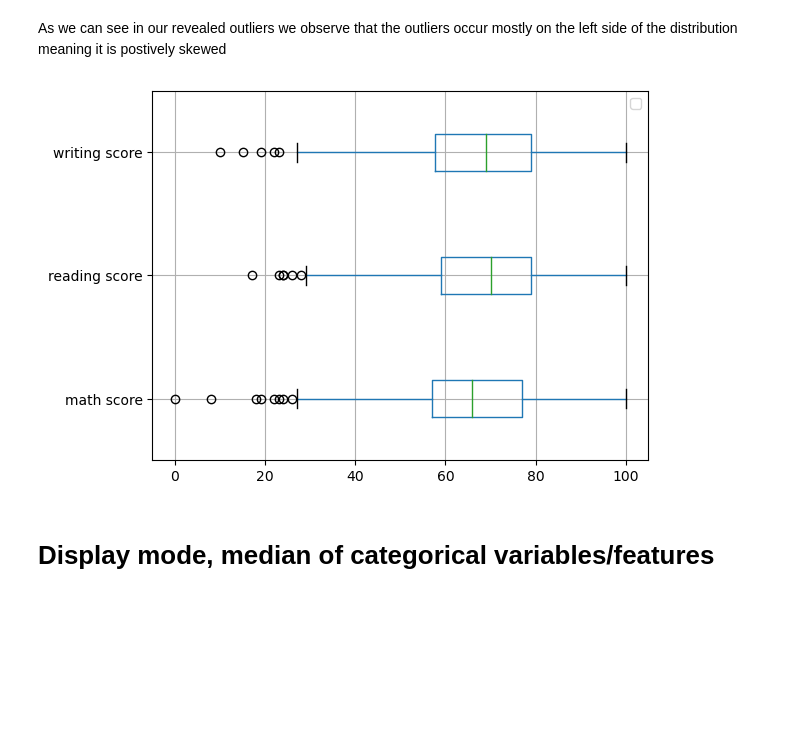
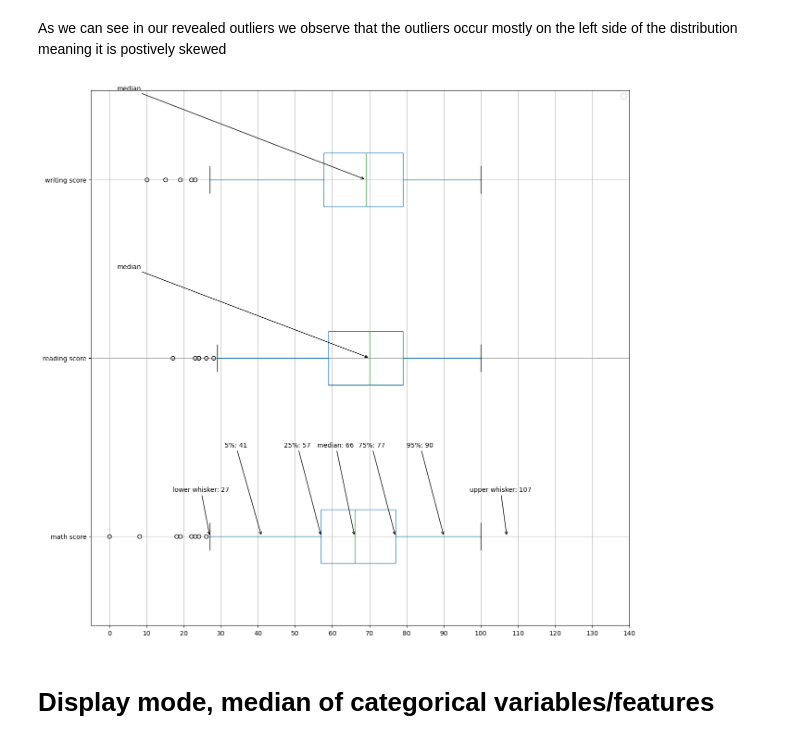
Before and after one commit to 08Aristodemus24/student-performance-eda, a Jupyter notebook: student-perfomance-in-exams-eda.ipynb, the cells around one changed output. Cells and saved outputs as stored; diff of their text form; code cells hidden in the pictures; blank space fills up the shorter version.

```diff
--- a/student-perfomance-in-exams-eda.ipynb
+++ b/student-perfomance-in-exams-eda.ipynb
@@ -158,12 +159,67 @@ write_outliers
 Name: writing score, dtype: int64
 # %% [markdown]
 As we can see in our revealed outliers we observe that the outliers occur mostly on the left side of the distribution meaning it is postively skewed
-# %%
-df.boxplot(column=num_cols, vert=False)
-plt.legend()
-plt.show()
-# %% [output]
-[figure, removed]
+# %%
+axis = df.boxplot(column=num_cols, vert=False, figsize=(15, 15))
+
+xy = {
+    'math': {
+        'median': math_median,
+        '75%': num_cols_desc.loc['75%', 'math score'],
+        '25%': num_cols_desc.loc['25%', 'math score'],
+        '95%': np.quantile(df['math score'], .95),
+        '5%': np.quantile(df['math score'], .05),
+        'lower whisker': lower_bound['math score'],
+        'upper whisker': upper_bound['math score']
+    },
+    'reading': (read_median, 2),
+    'writing': (write_median, 3),
+}
+
+# shifts the
+offset = -10
+
+arrowprops = {
+    'arrowstyle': '->'
+}
+
+
+# for math
+axis.annotate('median: {}'.format(round(xy['math']['median']), 2), xy=(xy['math']['median'], 1), xytext=(xy['math']['median'] + offset, 1.5), arrowprops=arrowprops)
+axis.annotate('75%: {}'.format(round(xy['math']['75%']), 2), xy=(xy['math']['75%'], 1), xytext=(xy['math']['75%'] + offset, 1.5), arrowprops=arrowprops)
+axis.annotate('25%: {}'.format(round(xy['math']['25%']), 2), xy=(xy['math']['25%'], 1), xytext=(xy['math']['25%'] + offset, 1.5), arrowprops=arrowprops)
+axis.annotate('95%: {}'.format(round(xy['math']['95%']), 2), xy=(xy['math']['95%'], 1), xytext=(xy['math']['95%'] + offset, 1.5), arrowprops=arrowprops)
+axis.annotate('5%: {}'.format(round(xy['math']['5%']), 2), xy=(xy['math']['5%'], 1), xytext=(xy['math']['5%'] + offset, 1.5), arrowprops=arrowprops)
+axis.annotate('lower whisker: {}'.format(round(xy['math']['lower whisker']), 2), xy=(xy['math']['lower whisker'], 1), xytext=(xy['math']['lower whisker'] + offset, 1.25), arrowprops=arrowprops)
+axis.annotate('upper whisker: {}'.format(round(xy['math']['upper whisker']), 2), xy=(xy['math']['upper whisker'], 1), xytext=(xy['math']['upper whisker'] + offset, 1.25), arrowprops=arrowprops)
+
+# for reading
+axis.annotate('median', xy=xy['reading'], xytext=(2, 2.5), arrowprops=arrowprops)
+
+# for writing
+axis.annotate('median', xy=xy['writing'], xytext=(2, 3.5), arrowprops=arrowprops)
+
+
+tick_range = 150
+plt.xticks([i for i in range(0, tick_range) if i % 10 == 0])
+# plt.grid()
+
+# plt.gca().margins(x=0)
+# plt.gcf().canvas.draw()
+# tl = plt.gca().get_xticklabels()
+# maxsize = max([t.get_window_extent().width for t in tl])
+# m = 0.2 # inch margin
+# s = maxsize / plt.gcf().dpi * tick_range + 2 * m
+# margin = m / plt.gcf().get_size_inches()[0]
+
+# plt.gcf().subplots_adjust(left=margin, right=1. - margin)
+# plt.gcf().set_size_inches(s, plt.gcf().get_size_inches()[1])
+
+
+plt.legend()
+plt.show()
+# %% [output]
+[figure, added]
 # %% [markdown]
 # Display mode, median of categorical variables/features
 # %%
```
Also changed, not shown: parts of 4 cells of this notebook.
